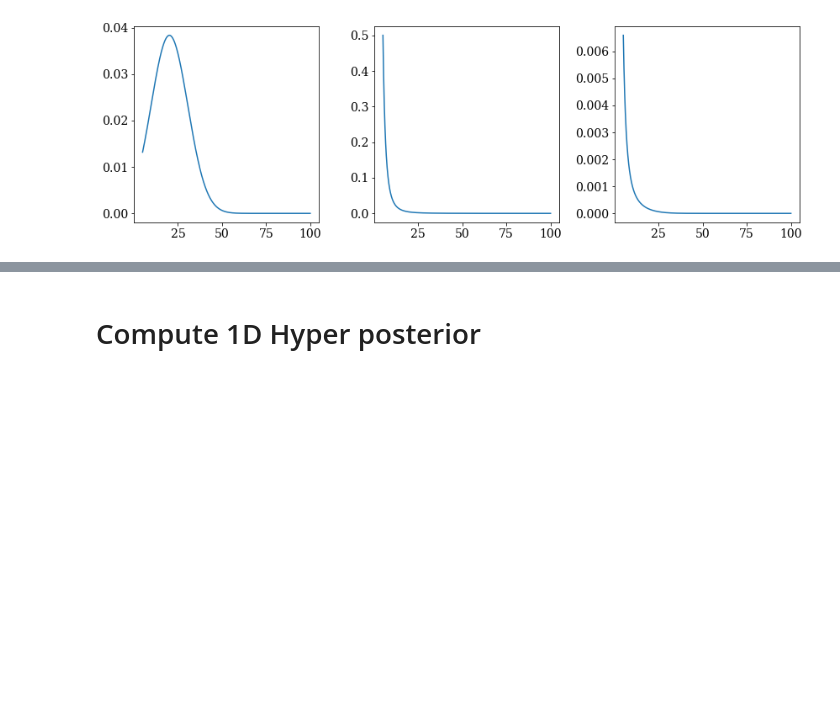
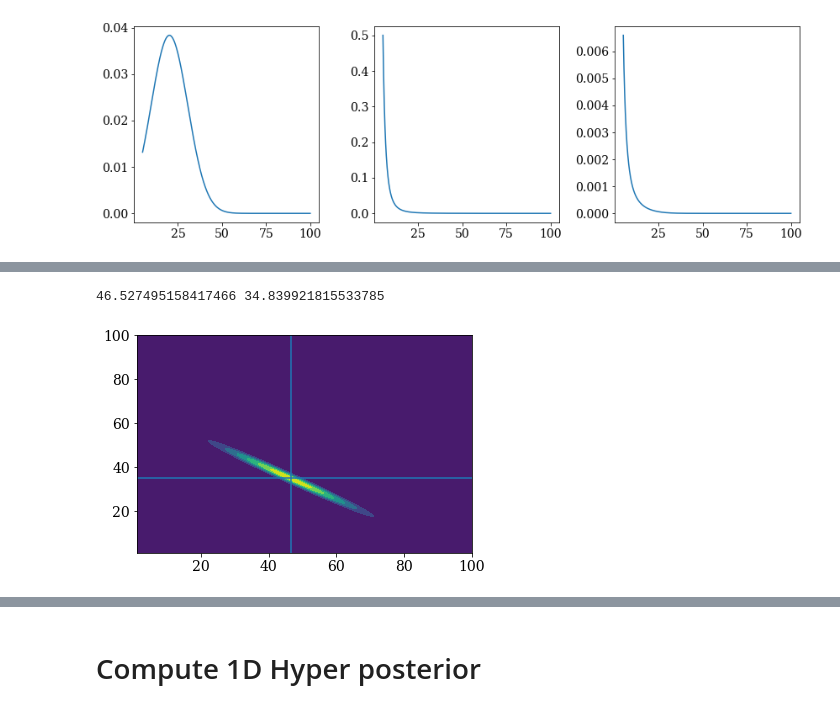
Before and after one commit to veome22/hybrid_waveforms, a Jupyter notebook: powerlaw_population_inference.ipynb, the cells around one changed output, grey strips where cells are left out. Saved outputs shown, nothing was run; the diff lists cells and outputs as text; code cells hidden in the pictures; blank space fills up the shorter version.

```diff
--- a/powerlaw_population_inference.ipynb
+++ b/powerlaw_population_inference.ipynb
@@ -355,0 +441,31 @@ plt.show()
+# %%
+m1_mu_detections, m2_mu_detections,  m1_variance, m2_variance, m1_m2_covariance = sample_m1_m2_events(df_mc, df_eta)
+covariances = np.zeros((len(m1_mu_detections), 2,2))
+
+for i in range(len(m1_mu_detections)):
+    covariances[i] =  [[m1_variance[i], m1_m2_covariance[i]], [m1_m2_covariance[i], m2_variance[i]]]
+
+
+m1_mean = m1_mu_detections.values
+m2_mean = m2_mu_detections.values
+
+
+m1_range = np.linspace(1, 100, 500)
+m2_range = np.linspace(1, 100, 1000)
+x,y = np.meshgrid(m2_range, m1_range)
+pos = np.dstack((x, y))
+
+posteriors = np.zeros((len(m1_mu_detections), len(m1_range), len(m2_range)))
+
+for i in range(20):
+    posteriors[i] = (multivariate_normal.pdf(pos, mean=[m1_mean[i], m2_mean[i]], cov=covariances[i]))
+
+
+index = 10
+plt.contourf(x,y, posteriors[index])
+plt.axvline(x=m1_mean[index])
+plt.axhline(y=m2_mean[index])
+print(m1_mean[index], m2_mean[index])
+# %% [output]
+46.527495158417466 34.839921815533785
+[figure, added]
```
Also changed, not shown: parts of 32 cells of this notebook.
